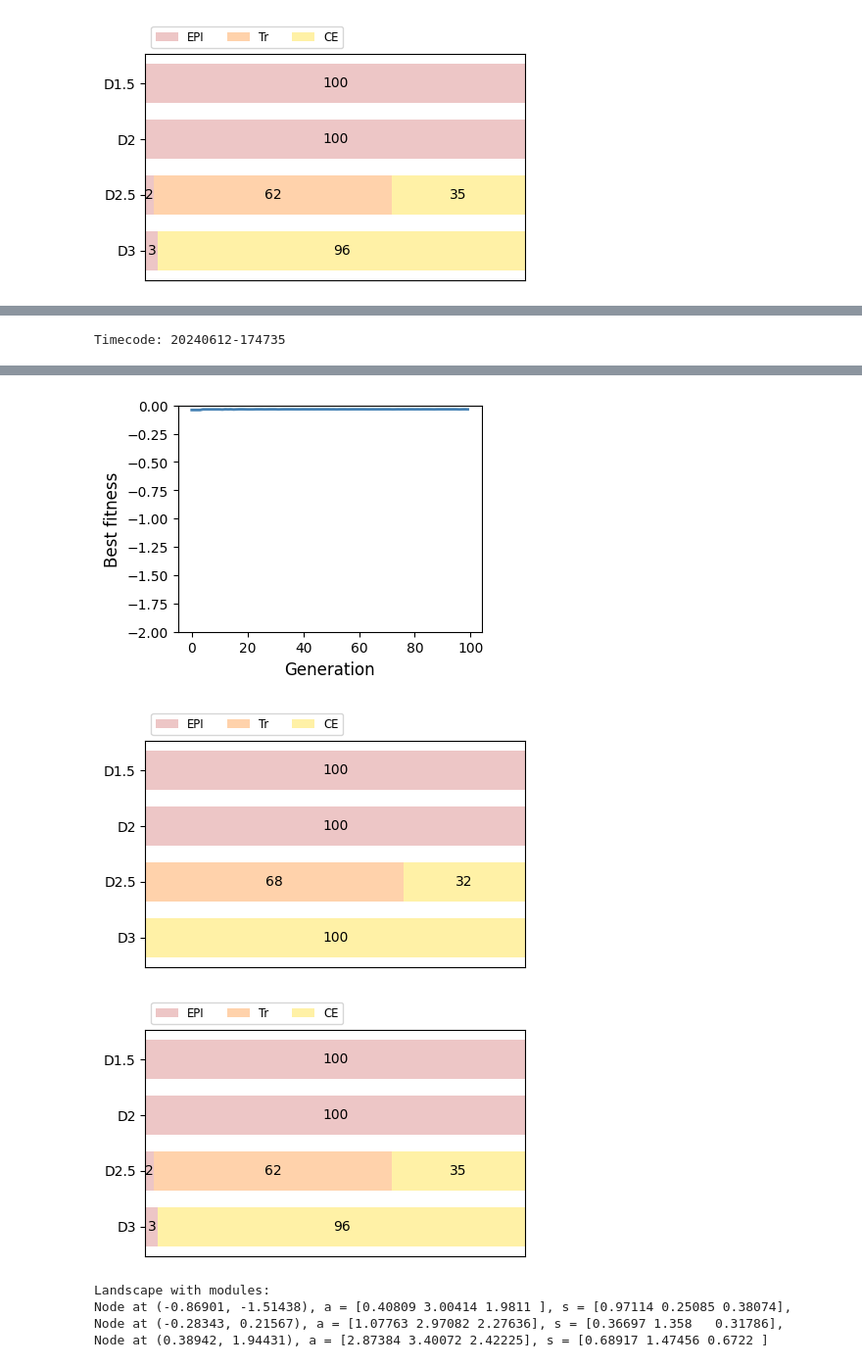
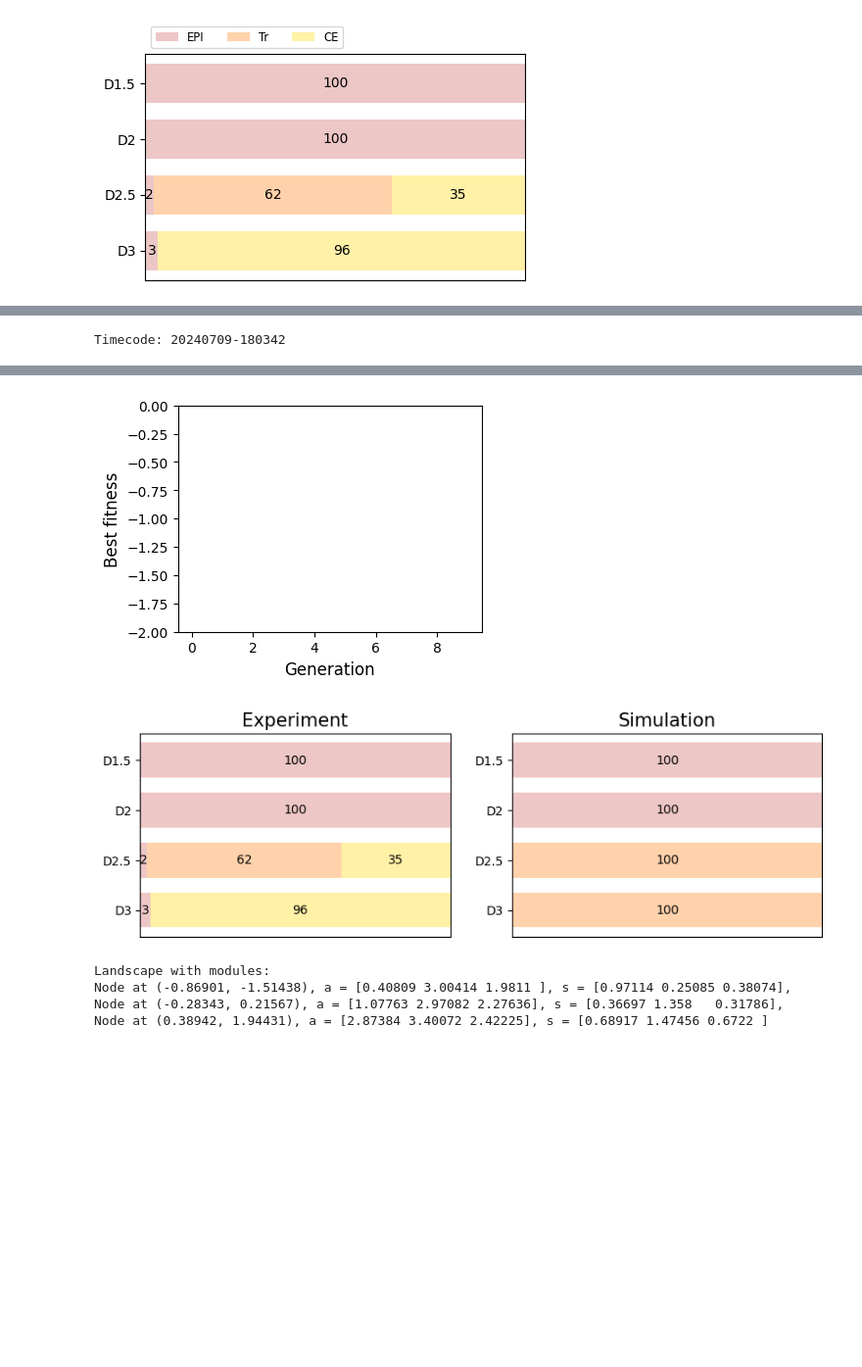
Before and after one commit to victoria-mochulska/evoscape, a Jupyter notebook: examples/example_celldiff_dataset.ipynb, the cells around one changed output, grey strips where cells are left out. Shown at 98% size. Drawn from its saved outputs; the diff is of its cells as text; code cells hidden in the pictures; blank space fills up the shorter version.

```diff
--- a/examples/example_celldiff_dataset.ipynb
+++ b/examples/example_celldiff_dataset.ipynb
@@ -113,13 +117,15 @@ start_module_list = [random.choice(landscape_pars_celldiff['used_fp_types']).gen
 start_module_list[2].par_limits = {'x': (-1.,1.), 'y': (-1., 1.)}  # Constrain yellow to be around the center
 
 
-N = 16   # Even number - adjust to your computing capacity
+N = 2   # Even number - adjust to your computing capacity
 P = Population(N, CellDiff_Dataset_Landscape, landscape_pars_celldiff, prob_pars_celldiff,
                fitness_pars_celldiff, par_limits, par_choice_values,
                start_module_list=start_module_list)
 print(P.landscape_list[0])
 
-plot_cell_proportions(P.landscape_list[0].result[0], col_labels_4, col_colors, row_labels_4)   # result from initial random landscape
-plot_cell_proportions(cell_data_4, col_labels_4, col_colors, row_labels_4)
+fig = plot_compare_cell_proportions(cell_data_4, P.landscape_list[0].result[0], col_labels_4, col_colors,row_labels_4)
+# fig.show()
+# plot_cell_proportions(P.landscape_list[0].result[0], col_labels_4, col_colors, row_labels_4)   # result from initial random landscape
+# plot_cell_proportions(cell_data_4, col_labels_4, col_colors, row_labels_4)
 # %% [output]
 Landscape with modules:
@@ -131,16 +136,16 @@ Node at (-1.54786, 1.94431), a = [2.87384 3.40072 1.68182], s = [1.21278 1.47456
 # %%
-%time fitness_traj = P.evolve_parallel(100, fitness_pars_celldiff, save_dir, save_each=10)
+fitness_traj, results_dir = P.evolve_parallel(10, fitness_pars_celldiff, save_dir, save_each=1)
 print('Done')
 
-plt.figure(figsize=(4,3))
+fig = plt.figure(figsize=(4,3))
 plt.plot(fitness_traj, lw=2, c='steelblue')
 plt.xlabel('Generation', fontsize=12)
 plt.ylabel('Best fitness', fontsize=12)
 plt.ylim((-2,0))
-plt.show()
+fig.savefig(results_dir+'/result_fitness_traj.png', bbox_inches='tight')
 
 #  Plot result Vs target proportions
-plot_cell_proportions(P.landscape_list[0].result[0], col_labels_4, col_colors, row_labels_4)
-plot_cell_proportions(cell_data_4, col_labels_4, col_colors, row_labels_4)
+fig = plot_compare_cell_proportions(cell_data_4, P.landscape_list[0].result[0], col_labels_4, col_colors,row_labels_4)
+fig.savefig(results_dir+'/result_proportions.png', bbox_inches='tight')
 # %% [output]
-Timecode: 20240612-174735
+Timecode: 20240709-180342
@@ -150,7 +153,6 @@ Wall time: 11.1 s
 Done
-[figure, old version]
+[figure, new version]
-[figure, old version]
+[figure, new version]
-[figure, removed]
 # %%
 landscape = P.landscape_list[0]
 print(landscape)
```
Also changed, not shown: parts of 3 cells of this notebook, 3 other files.
